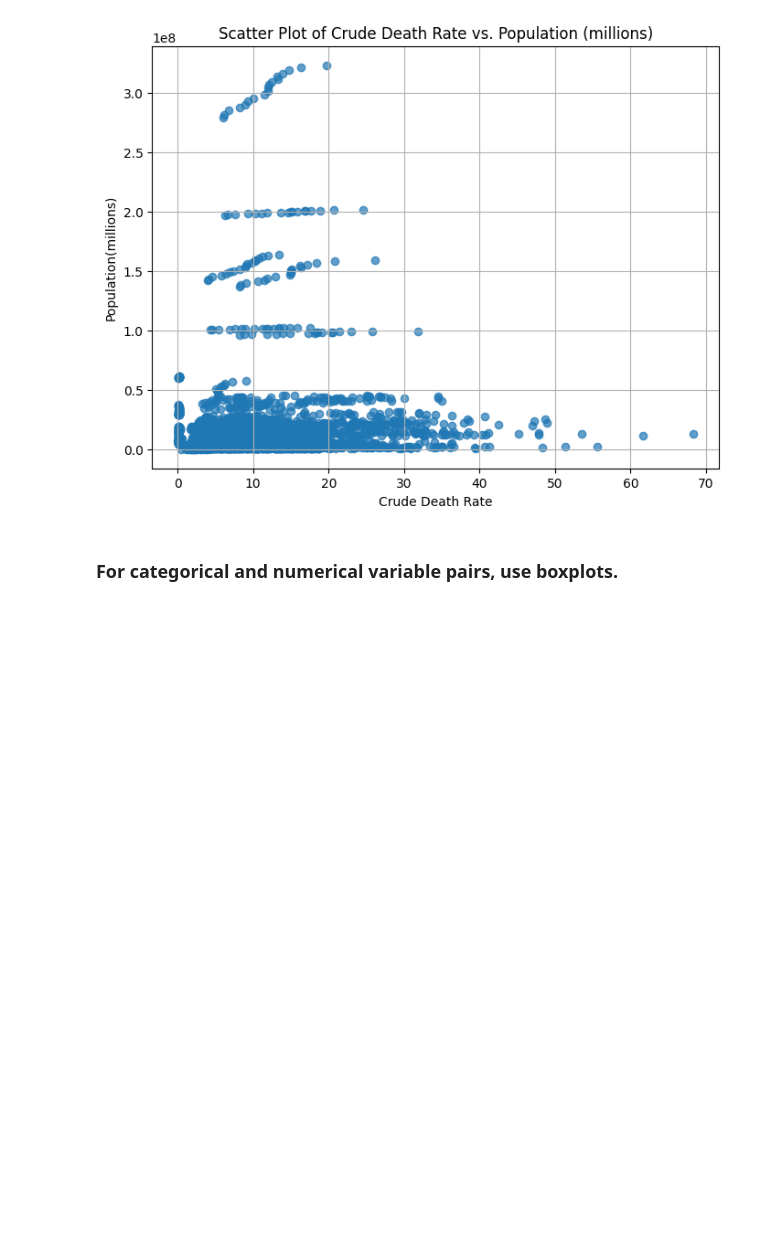
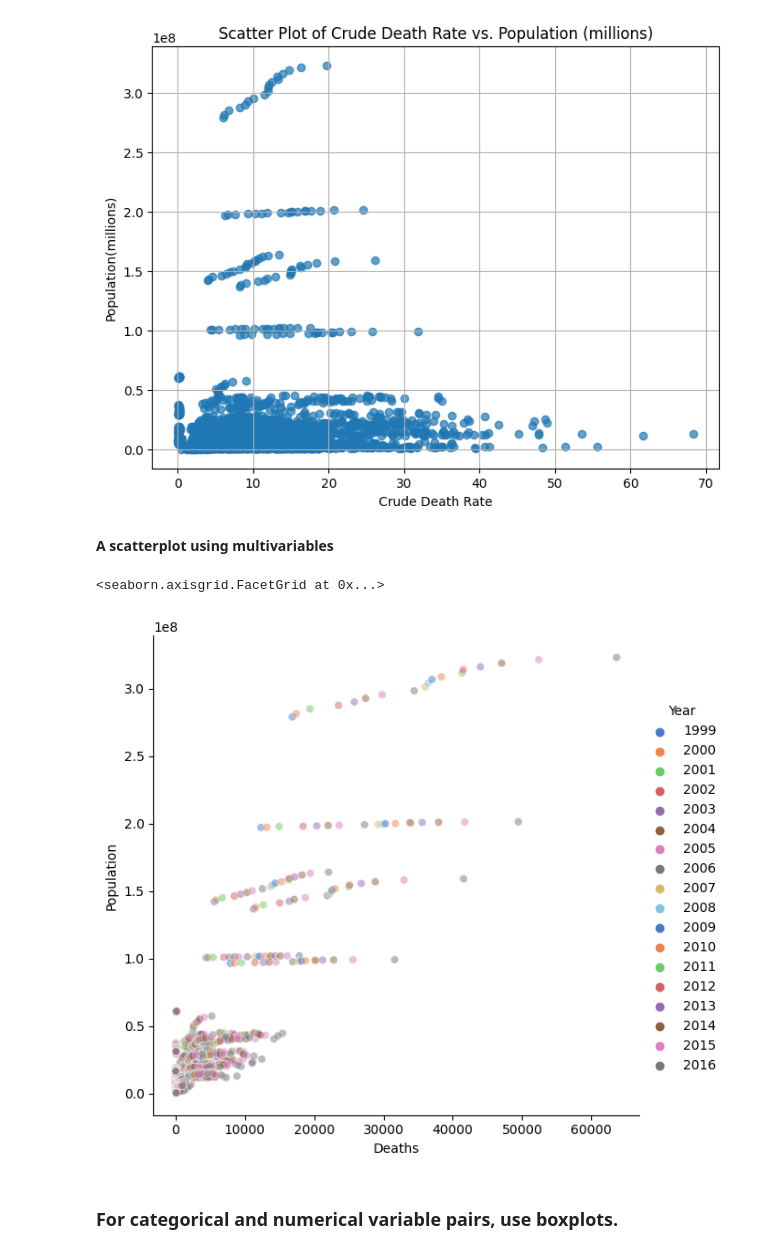
Before and after one commit to bonitr02/datasci_3_eda, a Jupyter notebook: datasci_3_eda.ipynb, the cells around one changed output. Saved outputs shown, nothing was run; the diff lists cells and outputs as text; code cells hidden in the pictures; blank space fills up the shorter version.

```diff
--- a/datasci_3_eda.ipynb
+++ b/datasci_3_eda.ipynb
@@ -215,6 +215,15 @@ plt.grid()
 plt.show()
 # %% [output]
 [figure]
+# %% [markdown]
+<b> A scatterplot using multivariables
+# %%
+sns.relplot(x=df['Deaths'], y=df['Population'], hue=df['Year'],
+            sizes=(40, 400), alpha=.5, palette="muted",
+            height=6, data=df)
+# %% [output]
+<seaborn.axisgrid.FacetGrid at 0x...>
+[figure, added]
 # %% [markdown]
 ### For categorical and numerical variable pairs, use boxplots.
 # %%
```
Also changed, not shown: parts of 3 cells of this notebook.
